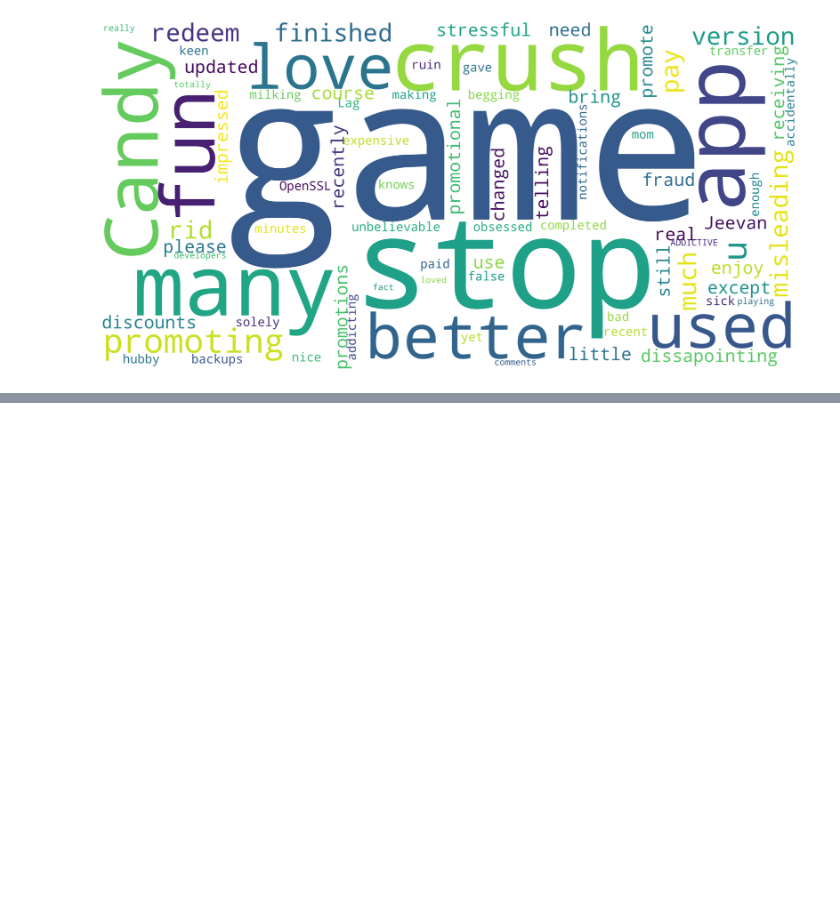
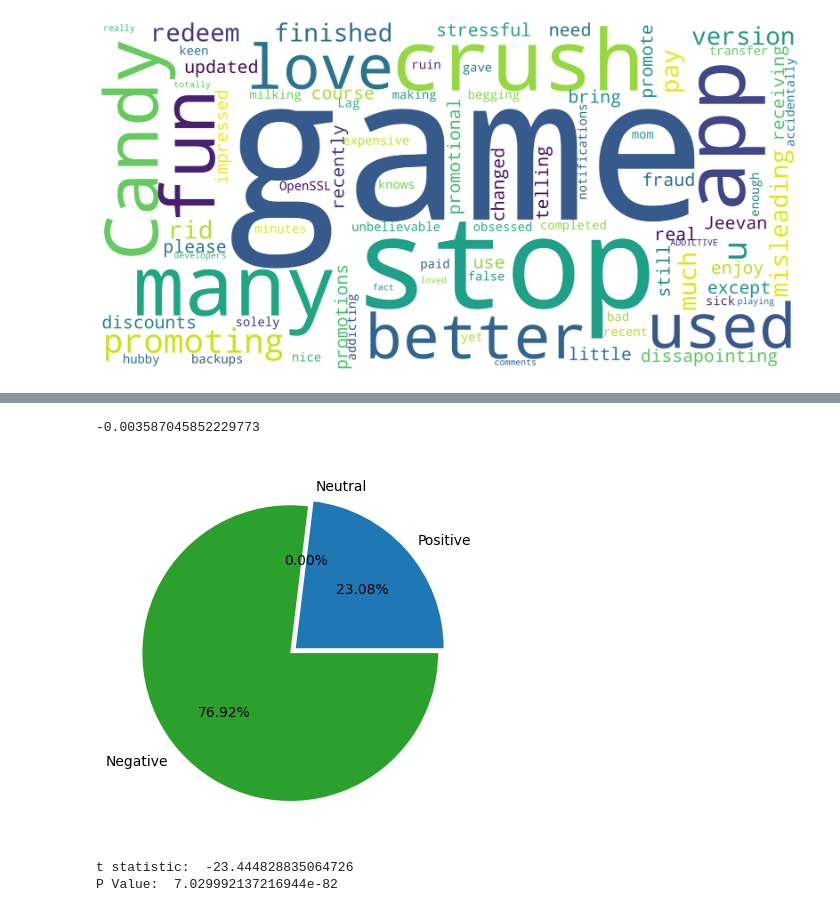
Before and after one commit to Augustzhang-yx/Capstone-abtest, a Jupyter notebook: Final Code.ipynb, the cells around one changed output, grey strips where cells are left out. Drawn from its saved outputs; the diff is of its cells as text; code cells hidden in the pictures; blank space fills up the shorter version.

```diff
--- a/Final Code.ipynb
+++ b/Final Code.ipynb
@@ -652,11 +652,12 @@ def get_senti_score(comment_text,promo_words_ls):
 
 def get_cmt_score(sentence):
     sentence_ls = sentence.split(" ")
-    promo_words_ls = []
+    #print(sentence_ls)
+    words_ls = []
     for word in sentence_ls:
         if re.findall('promo', word, flags=re.IGNORECASE) or re.findall('discount', word, flags=re.IGNORECASE):
-            promo_words_ls.append(word)
-    res = get_senti_score(sentence, promo_words_ls)
+            words_ls.append(word)
+    res = get_senti_score(sentence, words_ls)
     promo_words_score = []
     for target in res['sentiment']['targets']:
         promo_words_score.append(target['score'])
@@ -729,0 +785,11 @@ plt.show()
+# %%
+df_game_cmt = pd.read_csv('/datasets/gdrive/comments_game.csv')
+for index, row in df_game_cmt.iterrows():
+    try: # in rare cases, IBM NLU cannot understand the sentence and throw back an error
+        res = get_game_score(row['content'])
+        print('request number', index)
+        df_game_cmt.loc[index, 'game_sentiment'] = res[0]
+        df_game_cmt.loc[index, 'sentence_sentiment'] = res[1]
+    except:
+        print('request number', index, 'failed')
+df_game_cmt.to_csv('/datasets/gdrive/comments_game_score.csv')
@@ -729,0 +814,4 @@ plt.show()
+# %%
+# Average sentiment score for game word in all reviews
+avg_game_senti = df_game_cmt.dropna().game_sentiment.mean()
+avg_game_senti
@@ -729,0 +852,34 @@ plt.show()
+# %%
+# Average sentiment score for game word in promo-related reviews only
+avg_game_score_promo_only = df_game_comment.game_sentiment.mean()
+avg_game_score_promo_only
+# %% [output]
+-0.003587045852229773
+# %%
+df_promo_comment = pd.read_csv('/datasets/gdrive/comments_score.csv')
+df_promo_comment.dropna(how='any', inplace=True)
+df_promo_comment['calibrated_sentiment'] = (df_promo_comment.promotion_sentiment - \
+                                            avg_game_senti) / avg_game_senti
+df_promo_comment.to_csv('/datasets/gdrive/promo_related_comments_calibrated.csv')
+# %%
+import matplotlib.pyplot as plt
+plt.pie([sum(df_promo_comment.calibrated_sentiment > 0),
+         sum(df_promo_comment.calibrated_sentiment == 0),
+         sum(df_promo_comment.calibrated_sentiment < 0)],
+        labels=['Positive','Neutral','Negative'],
+        #colors=["#9400D3", "#4B0082", "#8B008B"],
+        explode=(0, 0, 0.05),
+        autopct='%.2f%%'
+       )
+#plt.title("This is a title")
+plt.show()
+# %% [output]
+[figure, added]
+# %%
+import scipy.stats as stats
+res = stats.ttest_1samp(df_promo_comment.calibrated_sentiment, popmean=0, alternative='less')
+print("t statistic: ", res.statistic)
+print("P Value: ", res.pvalue)
+# %% [output]
+t statistic:  -23.444828835064726
+P Value:  7.029992137216944e-82
```
Also changed, not shown: parts of 10 cells of this notebook.
